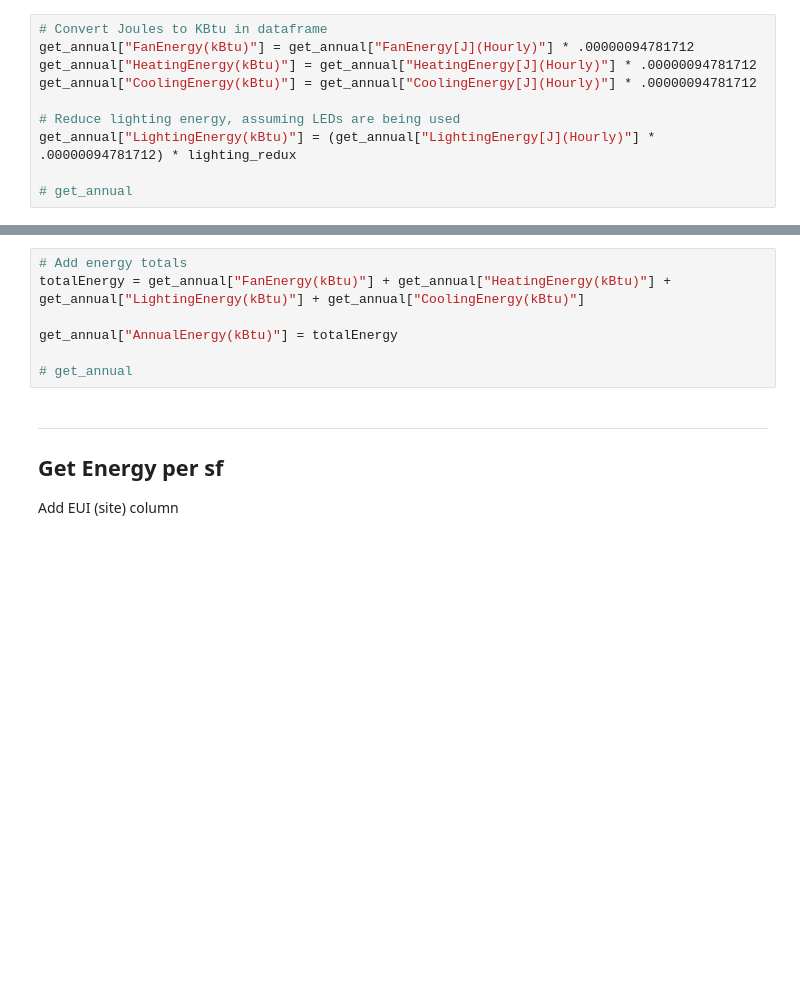
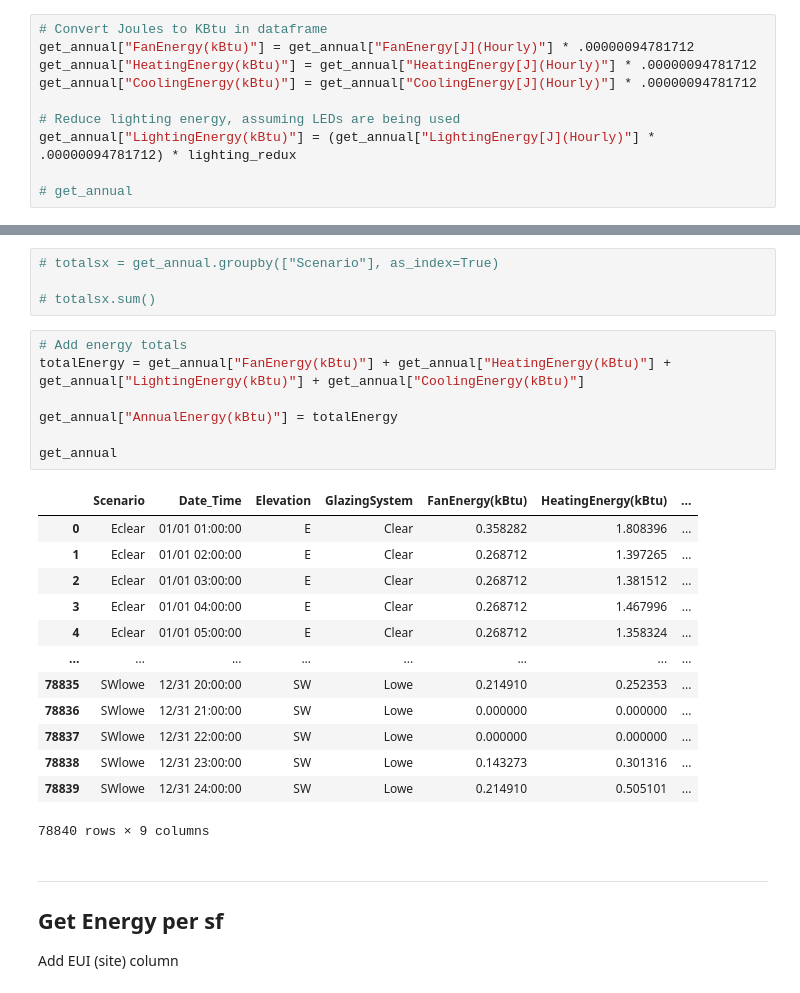
Before and after one commit to klharp/Eplus_Maine, a Jupyter notebook: MSP_RevisedHVAC-Scraper.ipynb, the cells around one changed output, grey strips where cells are left out. Saved outputs shown, nothing was run; the diff lists cells and outputs as text; blank space fills up the shorter version.

```diff
--- a/MSP_RevisedHVAC-Scraper.ipynb
+++ b/MSP_RevisedHVAC-Scraper.ipynb
@@ -207,10 +235,28 @@ get_annual.drop(columns = ["FanEnergy[J](Hourly)", "HeatingEnergy[J](Hourly)",
+# %%
+# totalsx = get_annual.groupby(["Scenario"], as_index=True)
+
+# totalsx.sum()
 # %%
 # Add energy totals
 totalEnergy = get_annual["FanEnergy(kBtu)"] + get_annual["HeatingEnergy(kBtu)"] + get_annual["LightingEnergy(kBtu)"] + get_annual["CoolingEnergy(kBtu)"]
 
 get_annual["AnnualEnergy(kBtu)"] = totalEnergy
 
-# get_annual
+get_annual
+# %% [output]
+|  | Scenario | Date_Time | Elevation | GlazingSystem | FanEnergy(kBtu) | HeatingEnergy(kBtu) | ... |
+| 0 | Eclear | 01/01 01:00:00 | E | Clear | 0.358282 | 1.808396 | ... |
+| 1 | Eclear | 01/01 02:00:00 | E | Clear | 0.268712 | 1.397265 | ... |
+| 2 | Eclear | 01/01 03:00:00 | E | Clear | 0.268712 | 1.381512 | ... |
+| 3 | Eclear | 01/01 04:00:00 | E | Clear | 0.268712 | 1.467996 | ... |
+| 4 | Eclear | 01/01 05:00:00 | E | Clear | 0.268712 | 1.358324 | ... |
+| ... | ... | ... | ... | ... | ... | ... | ... |
+| 78835 | SWlowe | 12/31 20:00:00 | SW | Lowe | 0.214910 | 0.252353 | ... |
+| 78836 | SWlowe | 12/31 21:00:00 | SW | Lowe | 0.000000 | 0.000000 | ... |
+| 78837 | SWlowe | 12/31 22:00:00 | SW | Lowe | 0.000000 | 0.000000 | ... |
+| 78838 | SWlowe | 12/31 23:00:00 | SW | Lowe | 0.143273 | 0.301316 | ... |
+| 78839 | SWlowe | 12/31 24:00:00 | SW | Lowe | 0.214910 | 0.505101 | ... |
+78840 rows × 9 columns
 # %% [markdown]
 -----
 
```
Also changed, not shown: parts of 6 cells of this notebook, 2 other files.
